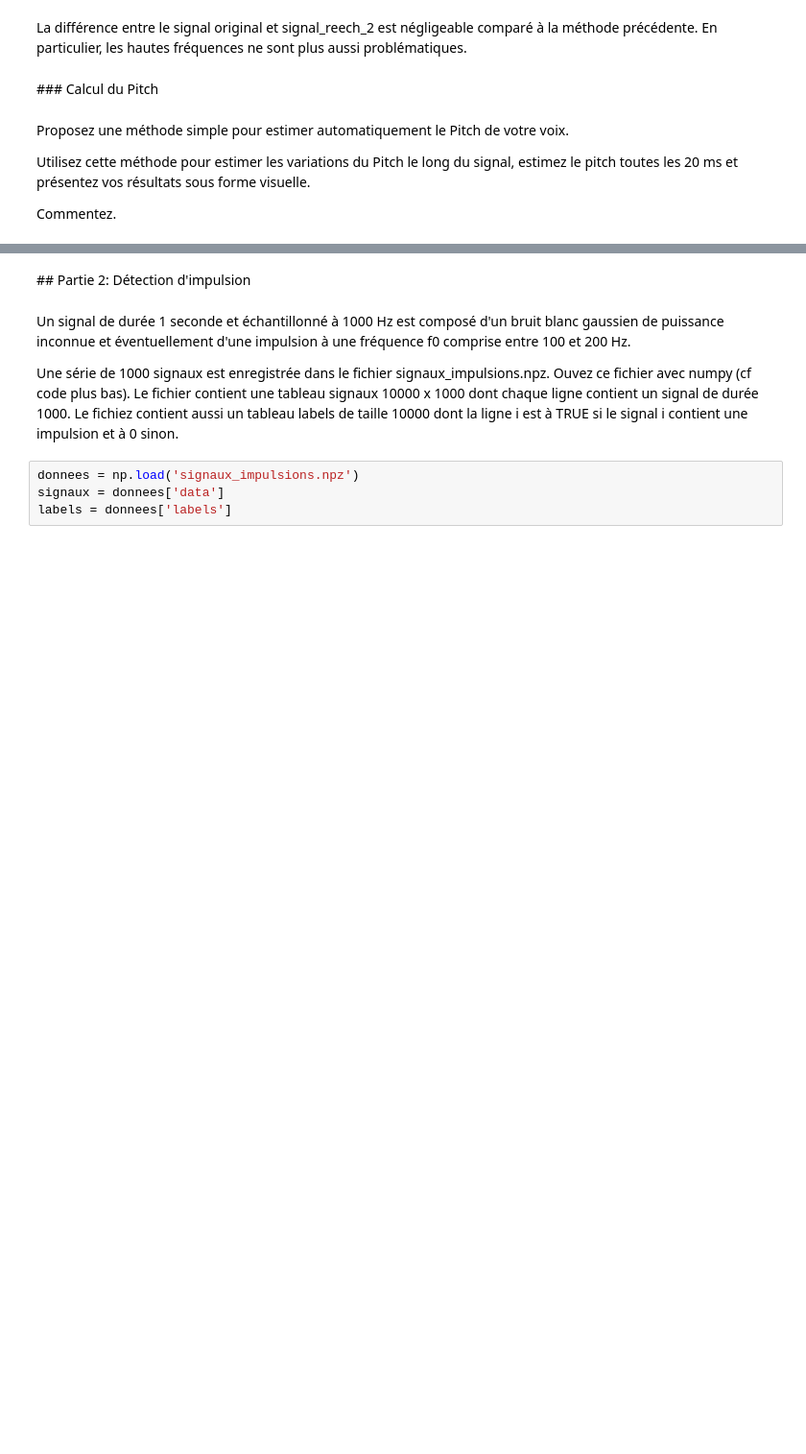
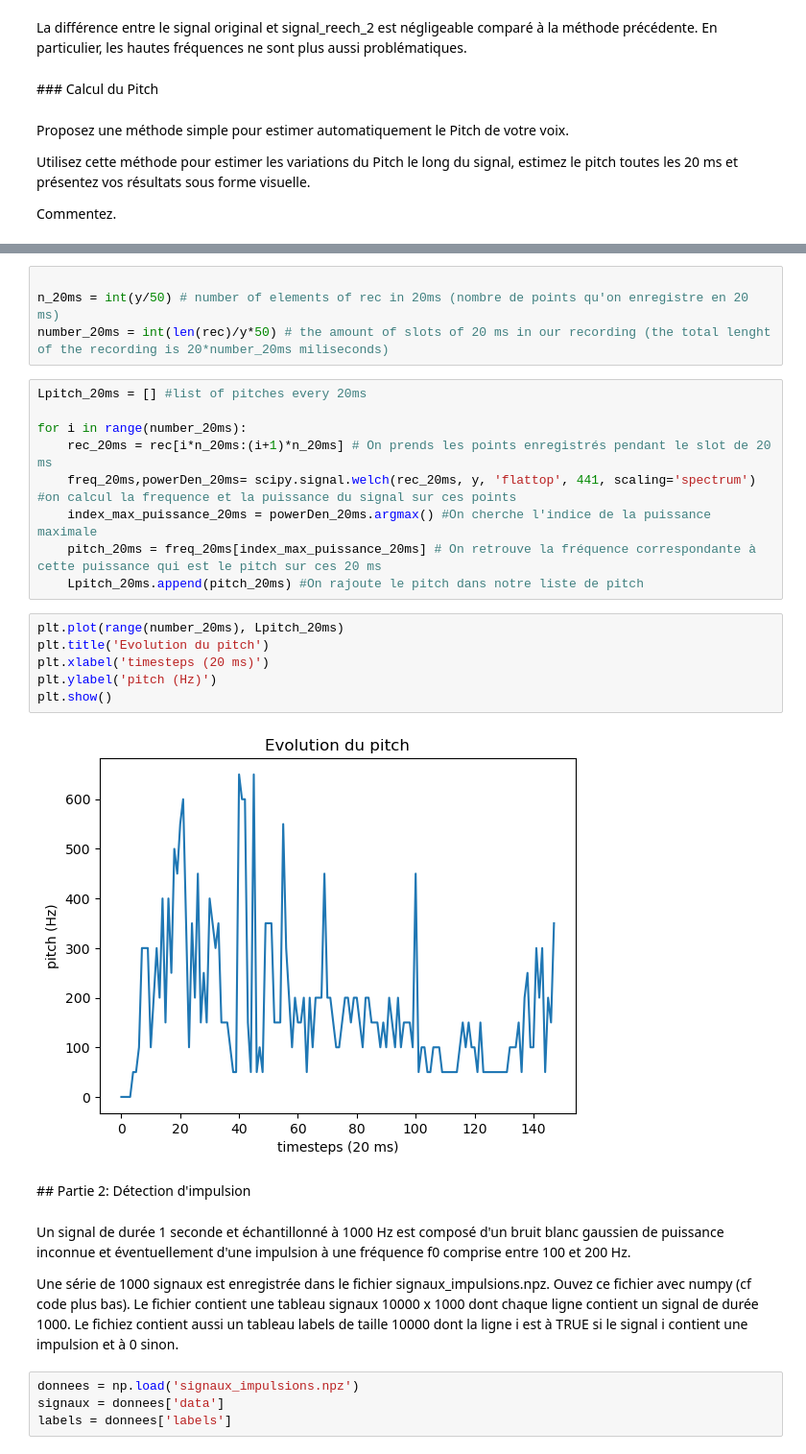
Before and after one commit to ArnaudGardille/Deep-Learning-Signal, a Jupyter notebook: dls_tp1.ipynb, the cells around one changed output, grey strips where cells are left out. Shown at 96% size. Saved outputs shown, nothing was run; the diff lists cells and outputs as text; blank space fills up the shorter version.

Commit message:
ajout pitch

```diff
--- a/dls_tp1.ipynb
+++ b/dls_tp1.ipynb
@@ -268,3 +206,24 @@ np.sort(Sxx)[:50].mean()
+# %%
+
+n_20ms = int(y/50) # number of elements of rec in 20ms (nombre de points qu'on enregistre en 20 ms)
+number_20ms = int(len(rec)/y*50) # the amount of slots of 20 ms in our recording (the total lenght of the recording is 20*number_20ms miliseconds)
+# %%
+Lpitch_20ms = [] #list of pitches every 20ms
+
+for i in range(number_20ms):
+    rec_20ms = rec[i*n_20ms:(i+1)*n_20ms] # On prends les points enregistrés pendant le slot de 20 ms
+    freq_20ms,powerDen_20ms= scipy.signal.welch(rec_20ms, y, 'flattop', 441, scaling='spectrum') #on calcul la frequence et la puissance du signal sur ces points
+    index_max_puissance_20ms = powerDen_20ms.argmax() #On cherche l'indice de la puissance maximale
+    pitch_20ms = freq_20ms[index_max_puissance_20ms] # On retrouve la fréquence correspondante à cette puissance qui est le pitch sur ces 20 ms
+    Lpitch_20ms.append(pitch_20ms) #On rajoute le pitch dans notre liste de pitch
+# %%
+plt.plot(range(number_20ms), Lpitch_20ms)
+plt.title('Evolution du pitch')
+plt.xlabel('timesteps (20 ms)')
+plt.ylabel('pitch (Hz)')
+plt.show()
+# %% [output]
+[figure, added]
 # %% [markdown]
 ## Partie 2: Détection d'impulsion
 # %% [markdown]
```
Also changed, not shown: parts of 7 cells of this notebook.
